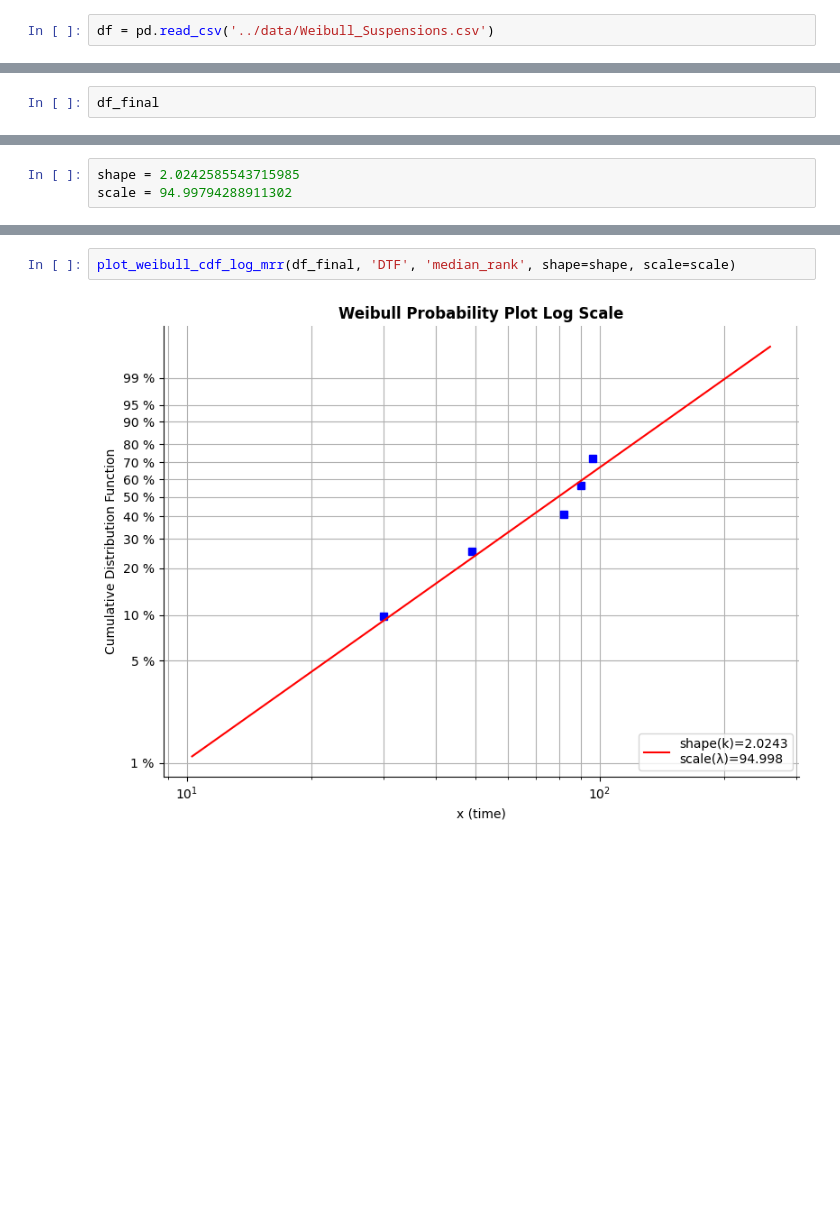
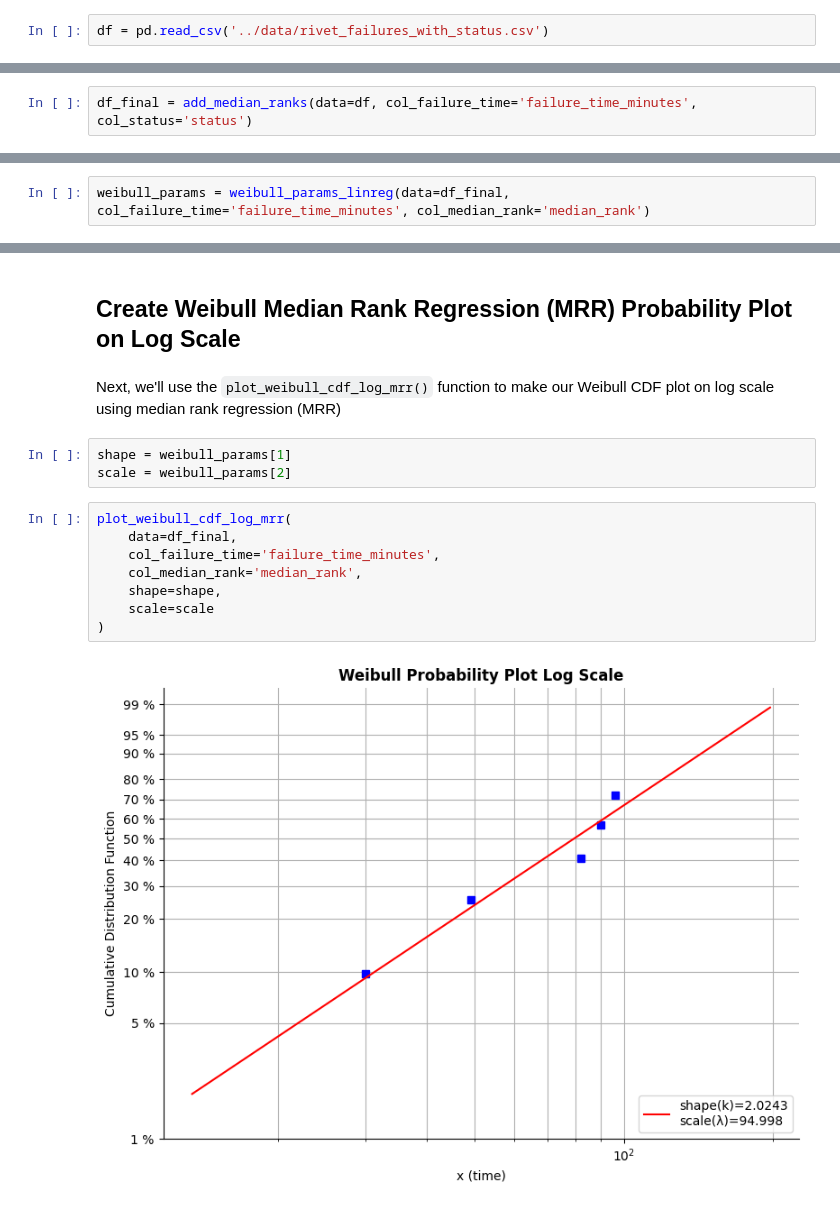
Before and after one commit to pybokeh/forecasting, a Jupyter notebook: notebooks/Using_weibullutils.ipynb, the cells around one changed output, grey strips where cells are left out. Cells and saved outputs as stored; diff of their text form; blank space fills up the shorter version.

```diff
--- a/notebooks/Using_weibullutils.ipynb
+++ b/notebooks/Using_weibullutils.ipynb
@@ -9,5 +19,5 @@ import pandas as pd
 # %%
-df = pd.read_csv('../data/Weibull_Suspensions.csv')
+df = pd.read_csv('../data/rivet_failures_with_status.csv')
 # %%
 df
 # %% [output]
@@ -46,2 +77,2 @@ df_final = add_median_ranks(df, 'DTF', 'STATUS').query("median_rank.notna()")
 # %%
-df_final
+df_final = add_median_ranks(data=df, col_failure_time='failure_time_minutes', col_status='status')
@@ -55,3 +105,2 @@ df_final
 # %%
-shape = 2.0242585543715985
-scale = 94.99794288911302
+weibull_params = weibull_params_linreg(data=df_final, col_failure_time='failure_time_minutes', col_median_rank='median_rank')
@@ -58,4 +115,17 @@ scale = 94.99794288911302
+# %% [markdown]
+## Create Weibull Median Rank Regression (MRR) Probability Plot on Log Scale
+# %% [markdown]
+Next, we'll use the `plot_weibull_cdf_log_mrr()` function to make our Weibull CDF plot on log scale using median rank regression (MRR)
+# %%
+shape = weibull_params[1]
+scale = weibull_params[2]
 # %%
-plot_weibull_cdf_log_mrr(df_final, 'DTF', 'median_rank', shape=shape, scale=scale)
+plot_weibull_cdf_log_mrr(
+    data=df_final,
+    col_failure_time='failure_time_minutes',
+    col_median_rank='median_rank',
+    shape=shape,
+    scale=scale
+)
 # %% [output]
-[figure, old version]
+[figure, new version]
```
Also changed, not shown: parts of 40 cells of this notebook, 4 other files.
